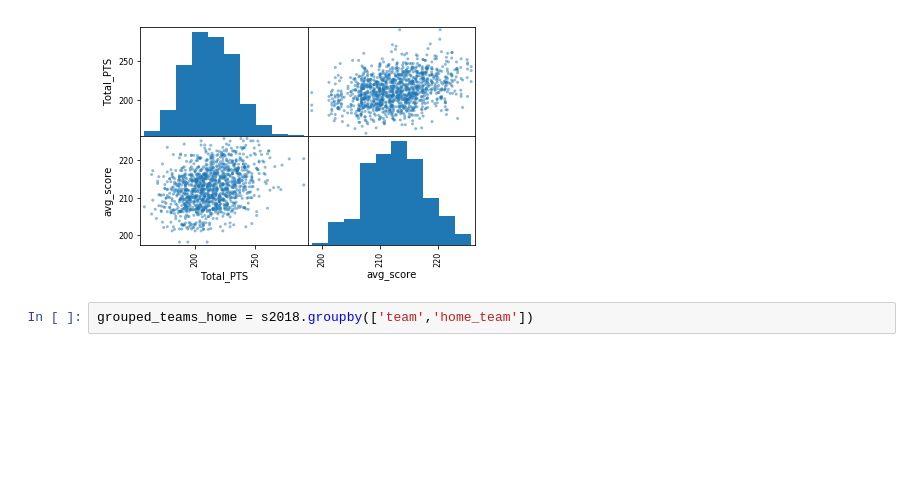
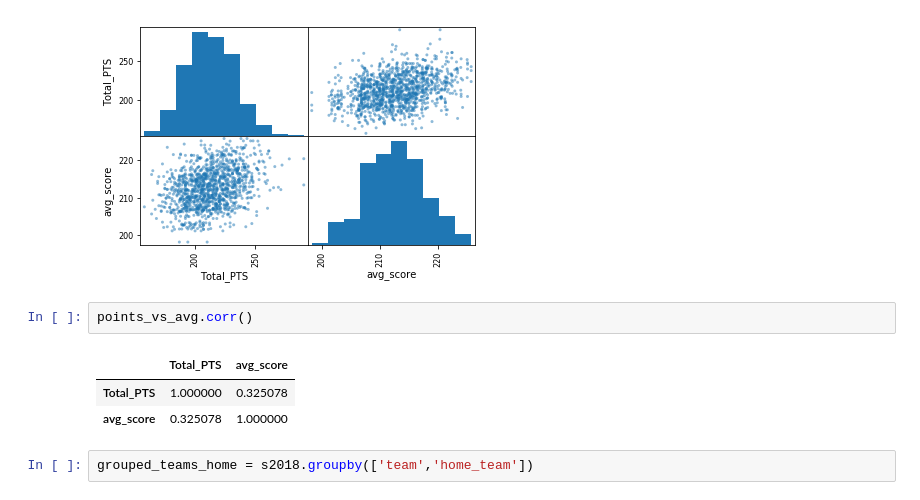
Before and after one commit to sadelson97/dsi_capstone, a Jupyter notebook: EDA.ipynb, the cells around one changed output. Cells and saved outputs as stored; diff of their text form; blank space fills up the shorter version.

```diff
--- a/EDA.ipynb
+++ b/EDA.ipynb
@@ -295,6 +295,12 @@ array([[<matplotlib.axes._subplots.AxesSubplot object at 0x...>,
         <matplotlib.axes._subplots.AxesSubplot object at 0x...>]],
       dtype=object)
 [figure]
+# %%
+points_vs_avg.corr()
+# %% [output]
+|  | Total_PTS | avg_score |
+| Total_PTS | 1.000000 | 0.325078 |
+| avg_score | 0.325078 | 1.000000 |
 # %%
 grouped_teams_home = s2018.groupby(['team','home_team'])
 # %%
```
Also changed, not shown: 2 other files.
